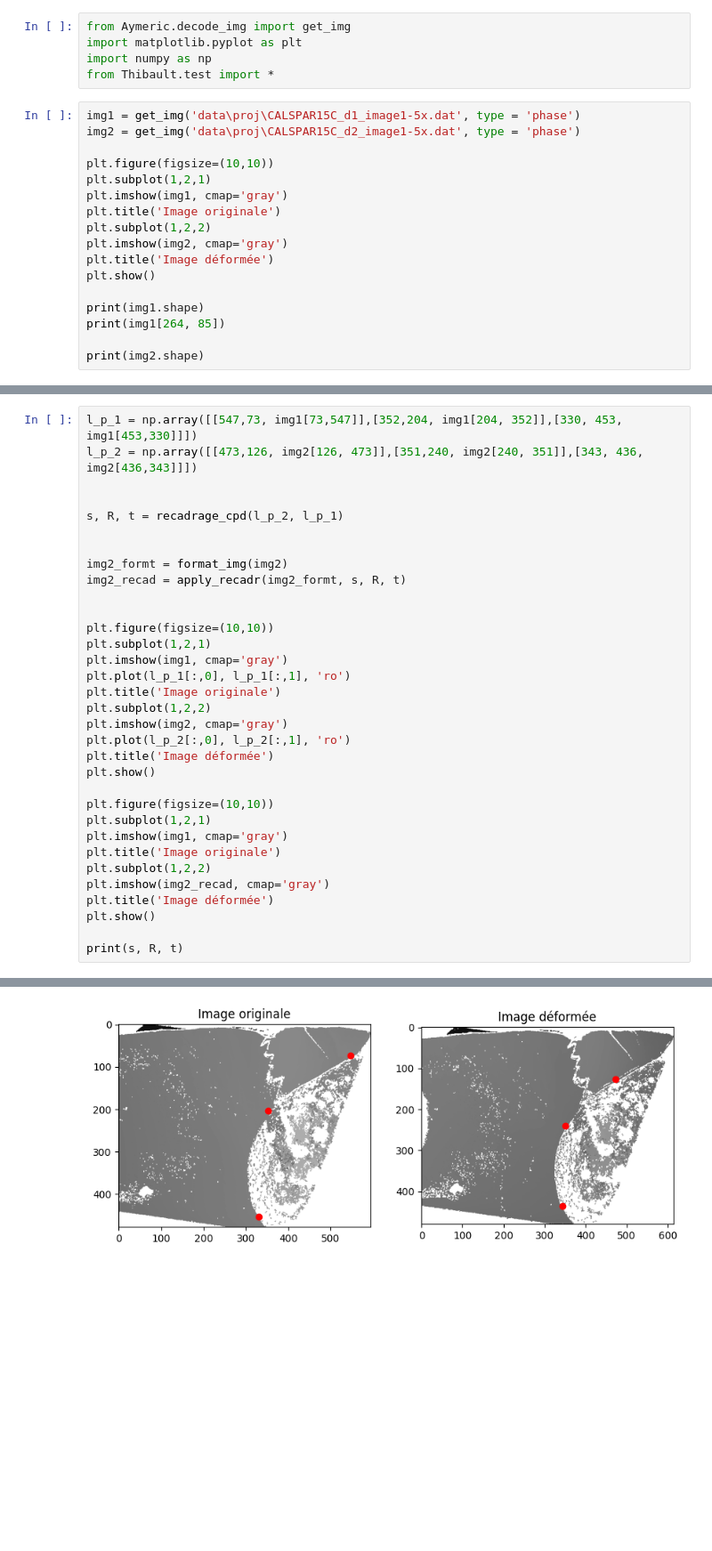
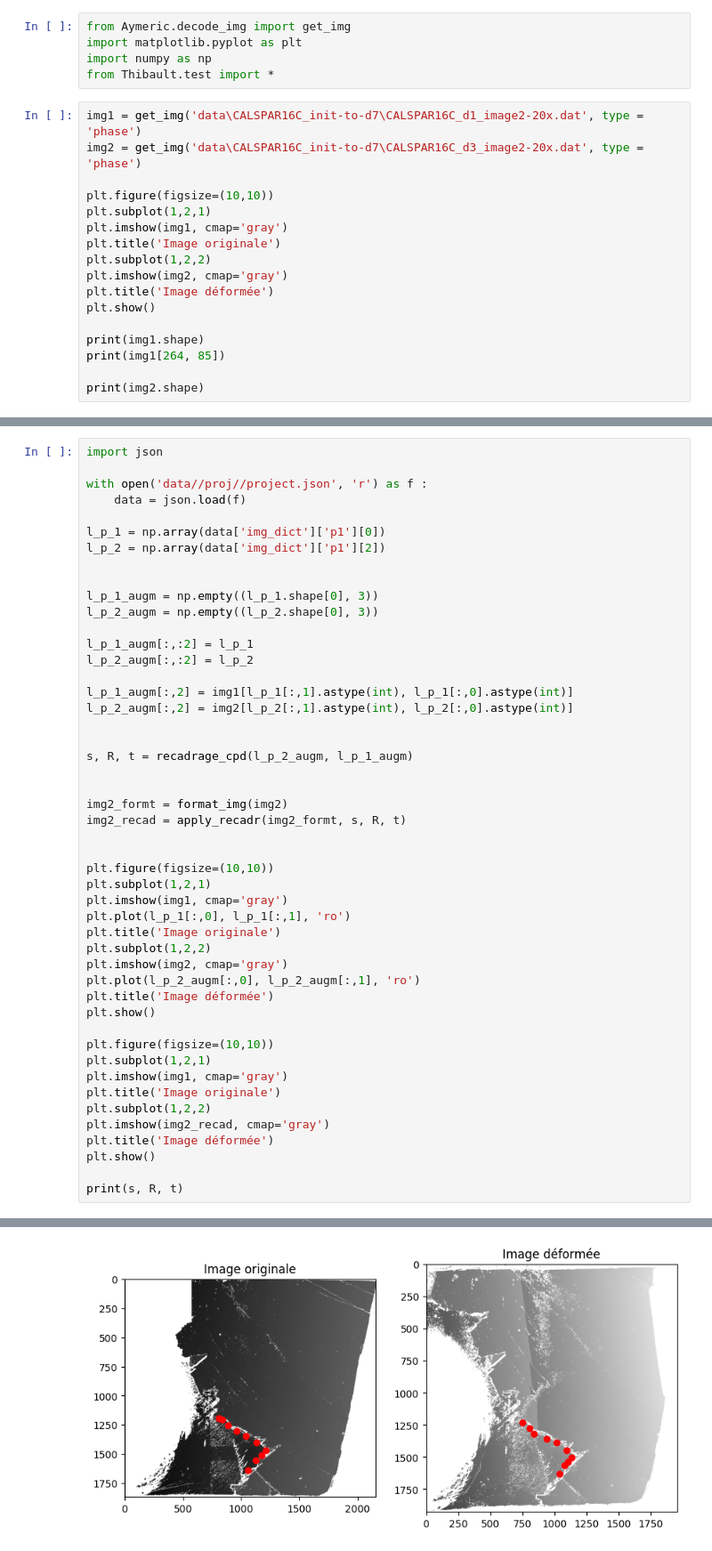
Before and after one commit to Fibo72/projet-12-Computer-vision-Recadrage-d-images, a Jupyter notebook: test.ipynb, the cells around one changed output, grey strips where cells are left out. Shown at 89% size. Saved outputs shown, nothing was run; the diff lists cells and outputs as text; blank space fills up the shorter version.

Commit message:
version qui marche pour le recadrage

```diff
--- a/test.ipynb
+++ b/test.ipynb
@@ -4,8 +4,8 @@ import matplotlib.pyplot as plt
 import numpy as np
 from Thibault.test import *
 # %%
-img1 = get_img('data\proj\CALSPAR15C_d1_image1-5x.dat', type = 'phase')
-img2 = get_img('data\proj\CALSPAR15C_d2_image1-5x.dat', type = 'phase')
+img1 = get_img('data\CALSPAR16C_init-to-d7\CALSPAR16C_d1_image2-20x.dat', type = 'phase')
+img2 = get_img('data\CALSPAR16C_init-to-d7\CALSPAR16C_d3_image2-20x.dat', type = 'phase')
 
 plt.figure(figsize=(10,10))
 plt.subplot(1,2,1)
@@ -28,9 +43,24 @@ print(img2.shape)
 # %%
-l_p_1 = np.array([[547,73, img1[73,547]],[352,204, img1[204, 352]],[330, 453, img1[453,330]]])
-l_p_2 = np.array([[473,126, img2[126, 473]],[351,240, img2[240, 351]],[343, 436, img2[436,343]]])
+import json
+
+with open('data//proj//project.json', 'r') as f :
+    data = json.load(f)
+
+l_p_1 = np.array(data['img_dict']['p1'][0])
+l_p_2 = np.array(data['img_dict']['p1'][2])
 
 
-s, R, t = recadrage_cpd(l_p_2, l_p_1)
+l_p_1_augm = np.empty((l_p_1.shape[0], 3))
+l_p_2_augm = np.empty((l_p_2.shape[0], 3))
+
+l_p_1_augm[:,:2] = l_p_1
+l_p_2_augm[:,:2] = l_p_2
+
+l_p_1_augm[:,2] = img1[l_p_1[:,1].astype(int), l_p_1[:,0].astype(int)]
+l_p_2_augm[:,2] = img2[l_p_2[:,1].astype(int), l_p_2[:,0].astype(int)]
+
+
+s, R, t = recadrage_cpd(l_p_2_augm, l_p_1_augm)
 
 
 img2_formt = format_img(img2)
@@ -44,7 +74,7 @@ plt.plot(l_p_1[:,0], l_p_1[:,1], 'ro')
 plt.title('Image originale')
 plt.subplot(1,2,2)
 plt.imshow(img2, cmap='gray')
-plt.plot(l_p_2[:,0], l_p_2[:,1], 'ro')
+plt.plot(l_p_2_augm[:,0], l_p_2_augm[:,1], 'ro')
 plt.title('Image déformée')
 plt.show()
 
@@ -62 +97 @@ print(s, R, t)
-[figure, old version]
+[figure, new version]
```
Also changed, not shown: parts of 5 cells of this notebook, 2 other files.
